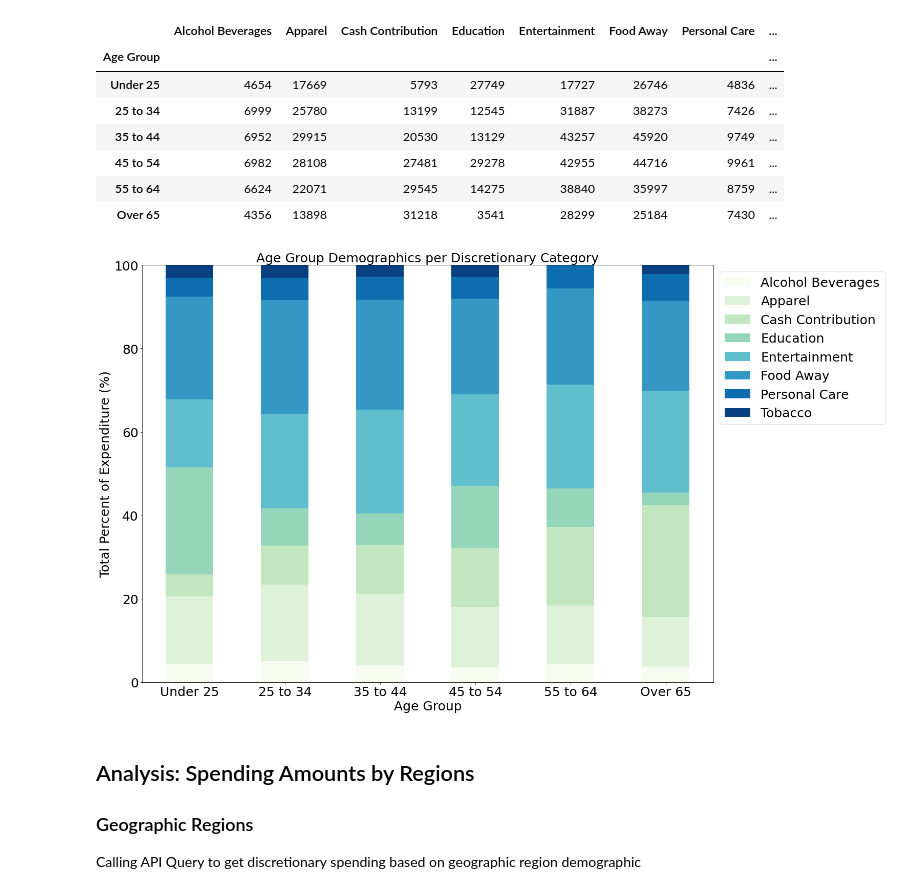
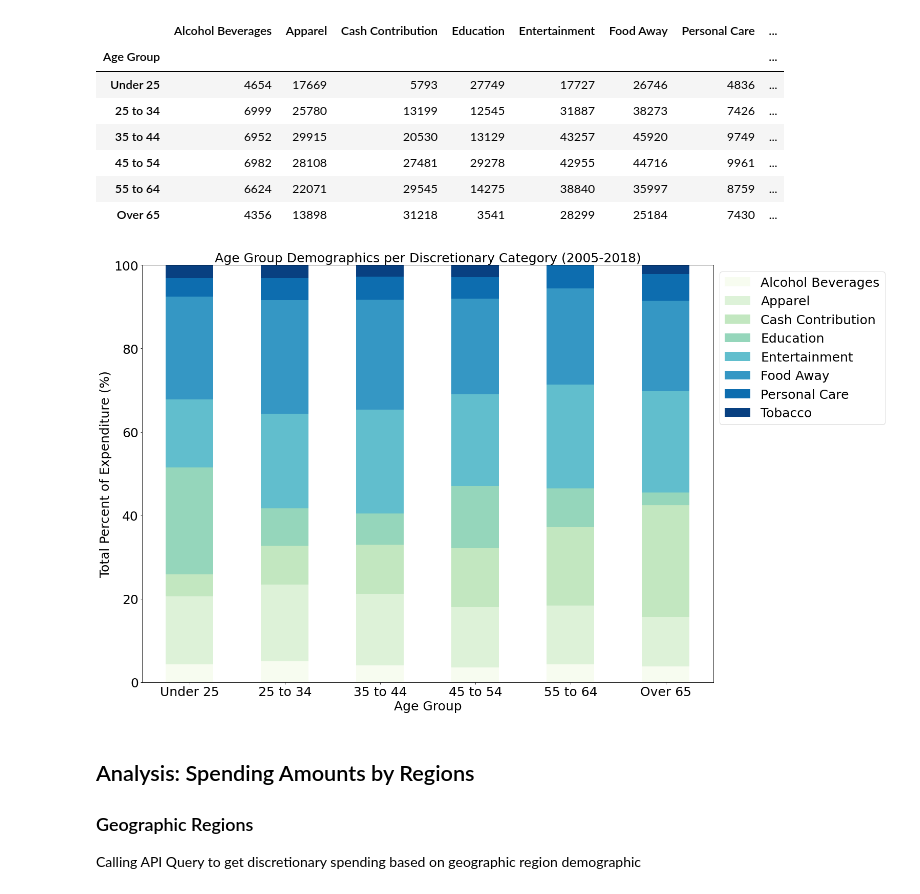
Before and after one commit to joshcoronel/discretionary-spending, a Jupyter notebook: Project_1_main.ipynb, the cells around one changed output. Saved outputs shown, nothing was run; the diff lists cells and outputs as text; code cells hidden in the pictures.

```diff
--- a/Project_1_main.ipynb
+++ b/Project_1_main.ipynb
@@ -379,27 +379,27 @@ age_df
 # %%
 # Create stacked bar chart
 
 # Compute the percentage
 age_df = age_df.div(age_df.sum(axis=1), axis=0) * 100
 
 # Plot a stacked barchart
 tocolor = (discretionary_labels)
 colors = plt.get_cmap("GnBu", len(tocolor)) #CHANGE THIS TO EDIT COLORS. SEE CMAP COLOR FORMATS, https://matplotlib.org/3.1.0/tutorials/colors/colormaps.html
 ax = age_df.plot.bar(stacked=True, figsize=(20,15), fontsize=25, colormap=colors)
 
 # Place the legend
 ax.legend(bbox_to_anchor=(1, 1), fontsize=25)
 plt.xticks(rotation=0)
 plt.ylim(0, 100) #CHANGE 100 TO 200000 FOR Y lABEL: VALUE ($)
-plt.title('Age Group Demographics per Discretionary Category', fontsize=25)
+plt.title('Age Group Demographics per Discretionary Category (2005-2018)', fontsize=25)
 plt.xlabel('Age Group', fontsize=25)
 plt.ylabel('Total Percent of Expenditure (%)', fontsize=25)
 
 # Save figure
 plt.savefig('Images/spend_by_age.png')
 plt.show()
 # %% [output]
-[figure, old version]
+[figure, new version]
 # %% [markdown]
 ## Analysis: Spending Amounts by Regions
 
```
Also changed, not shown: parts of 6 cells of this notebook.
